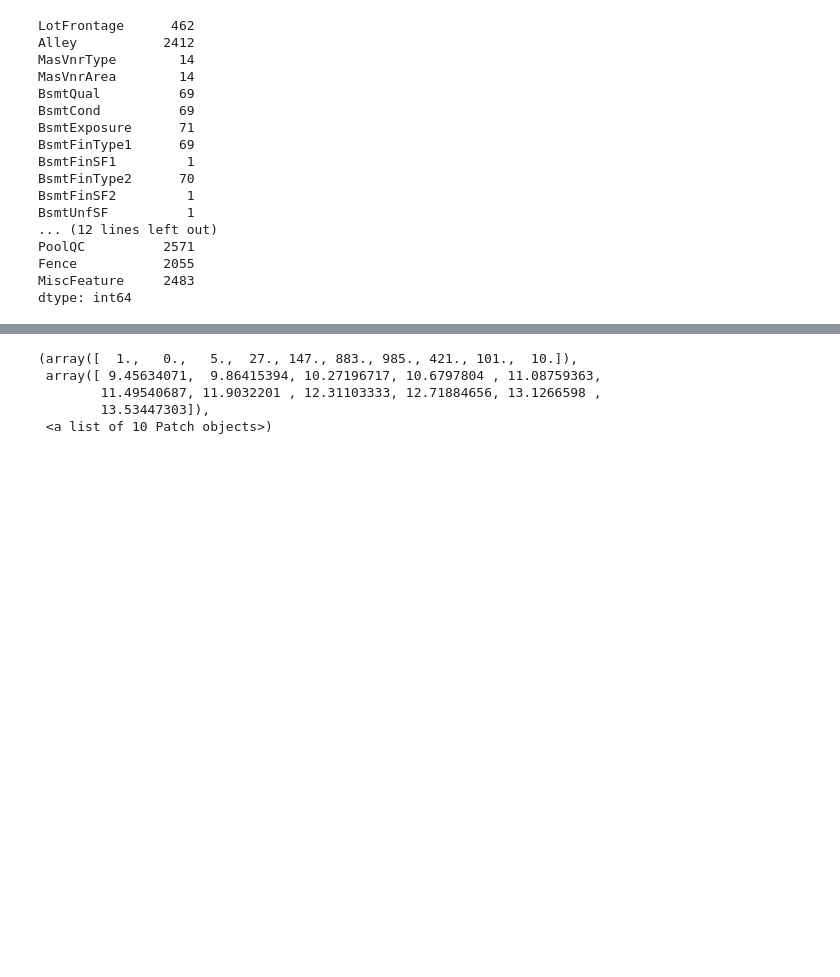
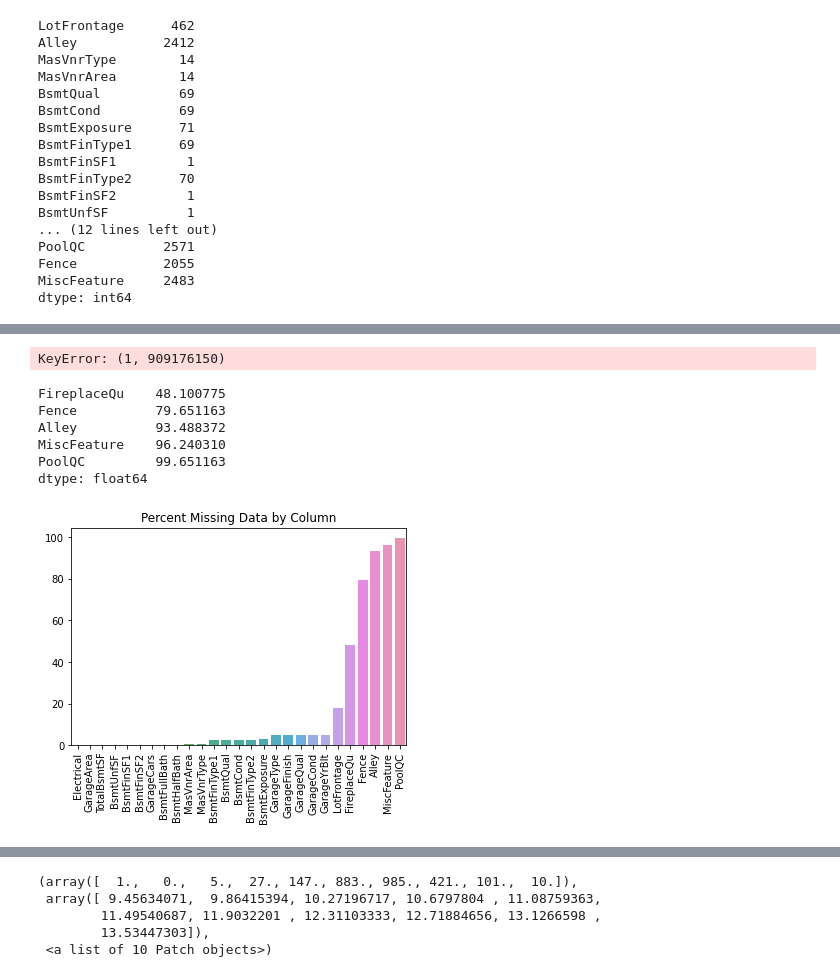
Before and after one commit to mobrien829/ames-ml-project, a Jupyter notebook: Joaquin/ML_Notebook.ipynb, the cells around one changed output, grey strips where cells are left out. Saved outputs shown, nothing was run; the diff lists cells and outputs as text; code cells hidden in the pictures; blank space fills up the shorter version.

```diff
--- a/Joaquin/ML_Notebook.ipynb
+++ b/Joaquin/ML_Notebook.ipynb
@@ -87,0 +317,4 @@ house_price.shape
+# %%
+house_price['Fireplace'] = house_price['Fireplaces'] > 0
+house_price['Fireplace'] = house_price['Fireplace'].astype(int)
+house_price['Fireplace']
@@ -87,0 +334,2 @@ house_price.shape
+# %%
+house_price['Fence'] = (house_price['Fence'].isnull() == False).astype(int)
@@ -87,0 +351,3 @@ house_price.shape
+# %%
+imputation_dict = house_price.groupby(['MSSubClass', 'Neighborhood'])[['LotFrontage']].mean().to_dict()  # how to convert a dataframe to a python dictionary
+imputation_dict['LotFrontage']
@@ -87,0 +372,25 @@ house_price.shape
+# %%
+missingRowIndexes = house_price.LotFrontage.isnull()
+# impute the value by using the above imputation_dict
+house_price.loc[missingRowIndexes,'LotFrontage'] = house_price[missingRowIndexes].apply(lambda x:imputation_dict['LotFrontage'][(x[0], x[1])], axis=1)
+# %% [output]
+KeyError: (1, 909176150)
+# %%
+def percent_null(house_price):
+    percentmis = 100* house_price.isnull().sum() / len(house_price)
+    return percentmis
+percentmis=percent_null(house_price)
+
+
+percentmis = percentmis[percentmis>0].sort_values()
+sns.barplot(x= percentmis.index, y=percentmis).set(title='Percent Missing Data by Column')
+plt.xticks(rotation=90)
+print(percentmis[percentmis>=20])
+# %% [output]
+FireplaceQu    48.100775
+Fence          79.651163
+Alley          93.488372
+MiscFeature    96.240310
+PoolQC         99.651163
+dtype: float64
+[figure, added]
```
Also changed, not shown: parts of 35 cells of this notebook.
